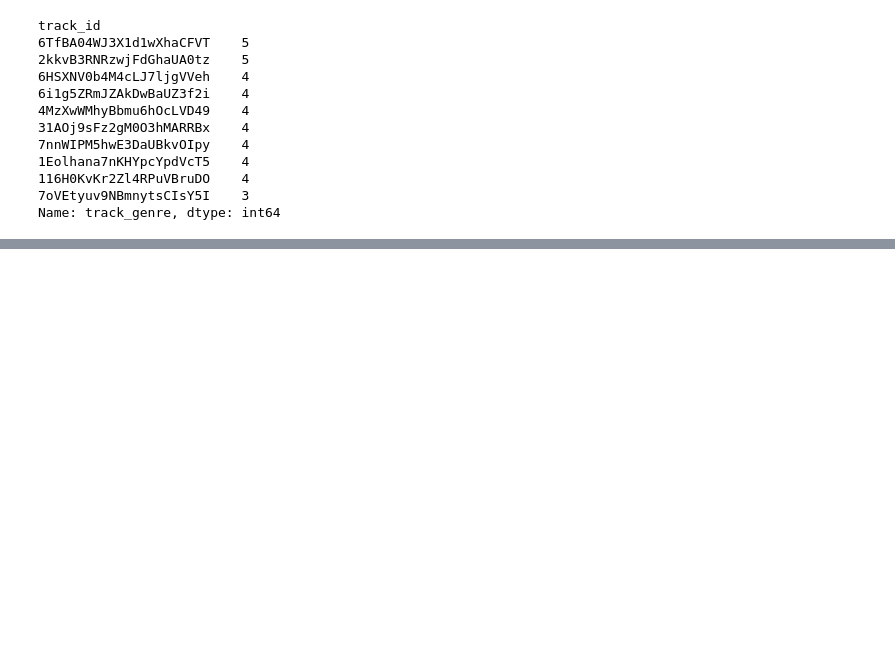
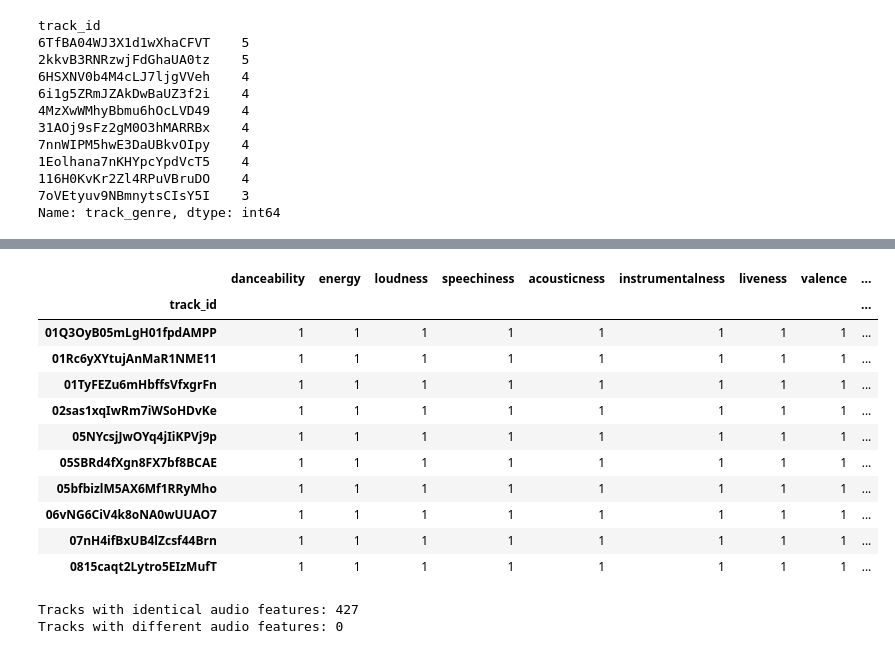
Before and after one commit to aswathy325/Music-Recommendation-ML-Project, a Jupyter notebook: NOTEBOOK/MUSIC_RECOMMENDATION.ipynb, the cells around one changed output, grey strips where cells are left out. Saved outputs shown, nothing was run; the diff lists cells and outputs as text; code cells hidden in the pictures; blank space fills up the shorter version.

Commit message:
Day 2: Duplicate analysis and genre mapping

```diff
--- a/NOTEBOOK/MUSIC_RECOMMENDATION.ipynb
+++ b/NOTEBOOK/MUSIC_RECOMMENDATION.ipynb
@@ -181,0 +284,35 @@ Name: track_genre, dtype: int64
+# %%
+#Check all audio features
+audio_features = [
+    'danceability',
+    'energy',
+    'loudness',
+    'speechiness',
+    'acousticness',
+    'instrumentalness',
+    'liveness',
+    'valence',
+    'tempo'
+]
+duplicate_feature_check = duplicate_tracks.groupby('track_id')[audio_features].nunique()
+duplicate_feature_check.head(10)
+# %% [output]
+|  | danceability | energy | loudness | speechiness | acousticness | instrumentalness | liveness | valence | ... |
+| track_id |  |  |  |  |  |  |  |  | ... |
+| 01Q3OyB05mLgH01fpdAMPP | 1 | 1 | 1 | 1 | 1 | 1 | 1 | 1 | ... |
+| 01Rc6yXYtujAnMaR1NME11 | 1 | 1 | 1 | 1 | 1 | 1 | 1 | 1 | ... |
+| 01TyFEZu6mHbffsVfxgrFn | 1 | 1 | 1 | 1 | 1 | 1 | 1 | 1 | ... |
+| 02sas1xqIwRm7iWSoHDvKe | 1 | 1 | 1 | 1 | 1 | 1 | 1 | 1 | ... |
+| 05NYcsjJwOYq4jIiKPVj9p | 1 | 1 | 1 | 1 | 1 | 1 | 1 | 1 | ... |
+| 05SBRd4fXgn8FX7bf8BCAE | 1 | 1 | 1 | 1 | 1 | 1 | 1 | 1 | ... |
+| 05bfbizlM5AX6Mf1RRyMho | 1 | 1 | 1 | 1 | 1 | 1 | 1 | 1 | ... |
+| 06vNG6CiV4k8oNA0wUUAO7 | 1 | 1 | 1 | 1 | 1 | 1 | 1 | 1 | ... |
+| 07nH4ifBxUB4lZcsf44Brn | 1 | 1 | 1 | 1 | 1 | 1 | 1 | 1 | ... |
+| 0815caqt2Lytro5EIzMufT | 1 | 1 | 1 | 1 | 1 | 1 | 1 | 1 | ... |
+# %%
+all_features_identical = (duplicate_feature_check == 1).all(axis=1)
+print("Tracks with identical audio features:",all_features_identical.sum())
+print("Tracks with different audio features:",(~all_features_identical).sum())
+# %% [output]
+Tracks with identical audio features: 427
+Tracks with different audio features: 0
```
Also changed, not shown: parts of 8 cells of this notebook.
